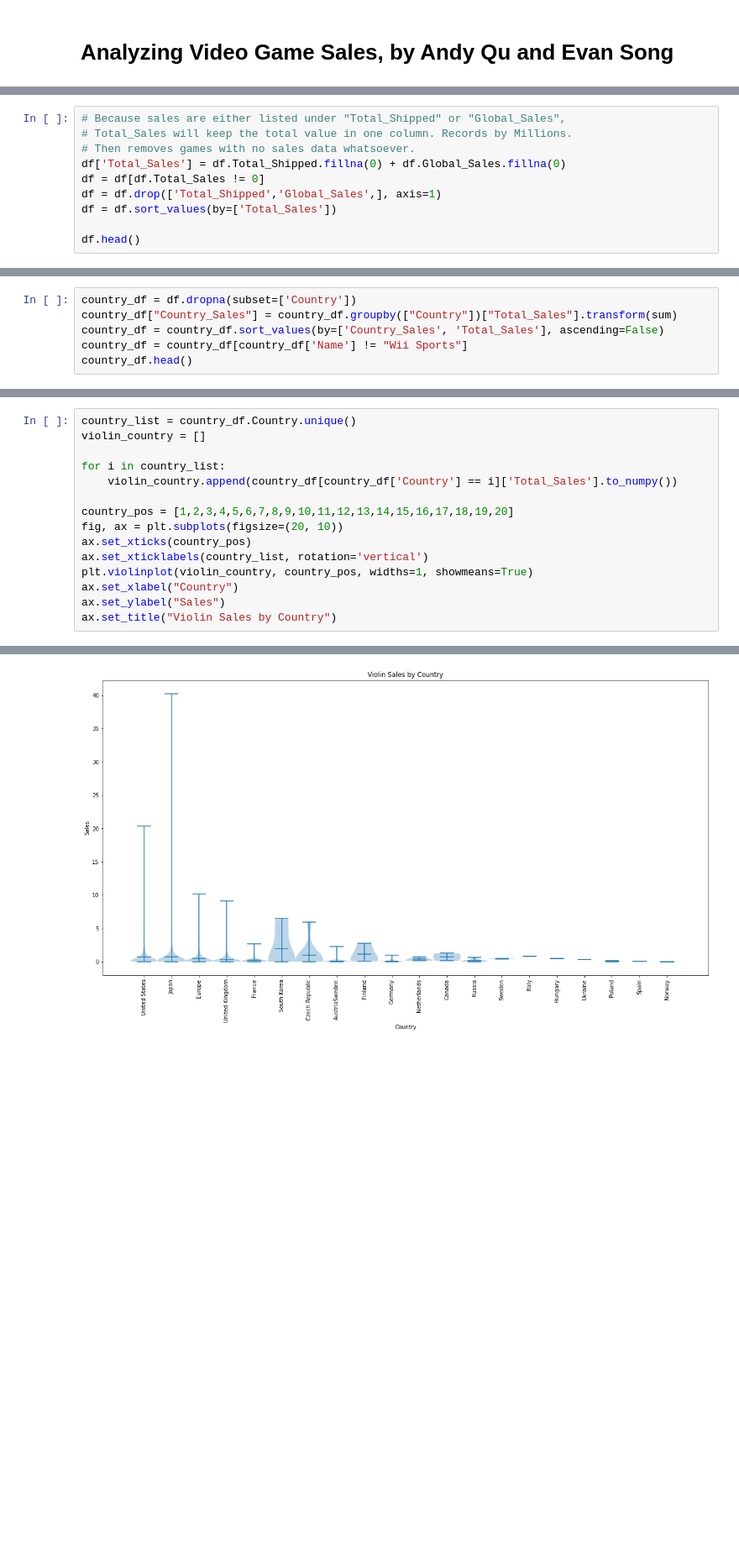
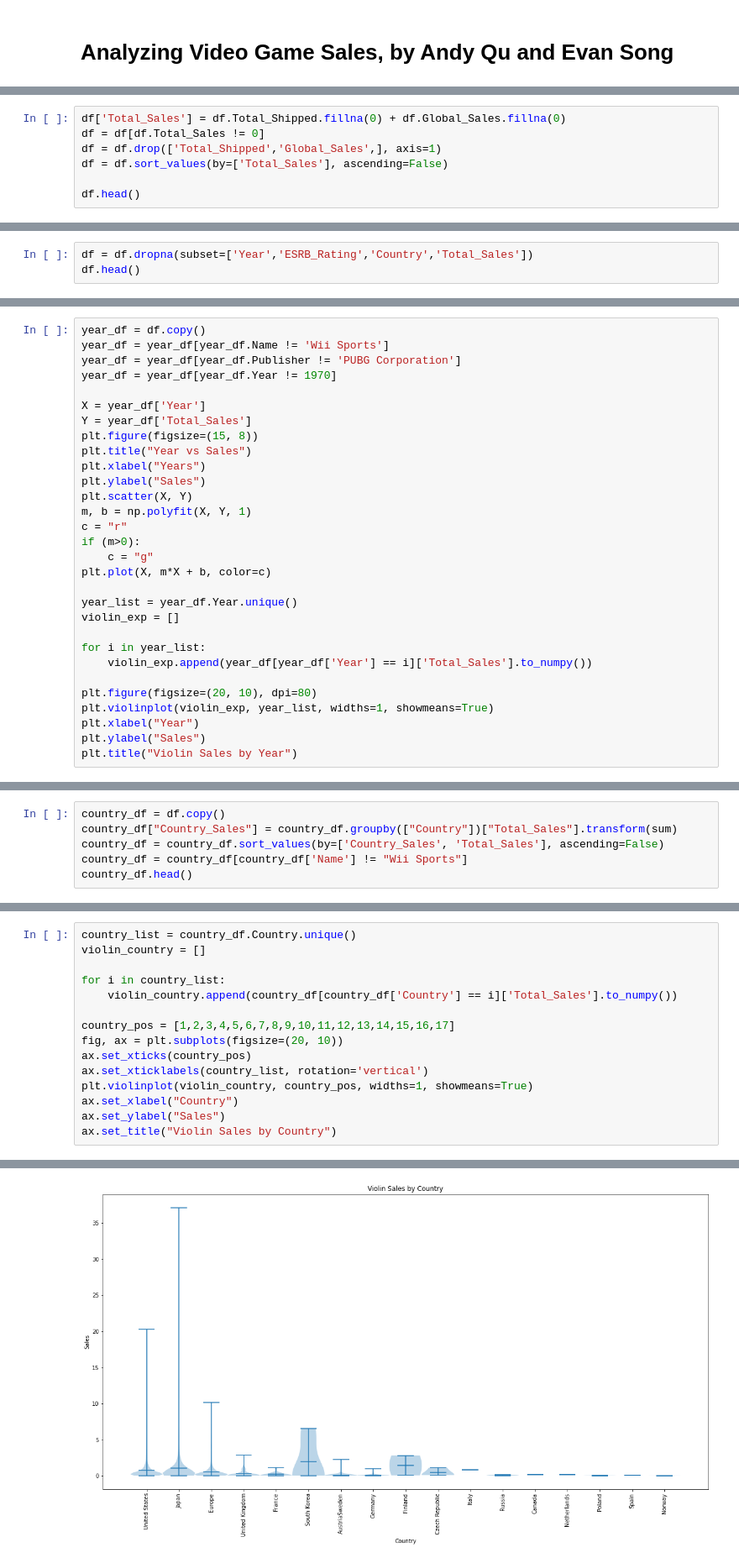
Before and after one commit to toastymcvoid/toastymcvoid.github.io, a Jupyter notebook: Final Project.ipynb, the cells around one changed output, grey strips where cells are left out. Shown at 84% size. Drawn from its saved outputs; the diff is of its cells as text; blank space fills up the shorter version.

```diff
--- a/Final Project.ipynb
+++ b/Final Project.ipynb
@@ -89,13 +90,10 @@ The dataset stores each games total sales information in two columns, Total_Ship
 New column:
 - Total_Sales - Stores the total sales of "Total_Shipped" and "Global_Sales" in one column.
 # %%
-# Because sales are either listed under "Total_Shipped" or "Global_Sales",
-# Total_Sales will keep the total value in one column. Records by Millions.
-# Then removes games with no sales data whatsoever.
 df['Total_Sales'] = df.Total_Shipped.fillna(0) + df.Global_Sales.fillna(0)
 df = df[df.Total_Sales != 0]
 df = df.drop(['Total_Shipped','Global_Sales',], axis=1)
-df = df.sort_values(by=['Total_Sales'])
+df = df.sort_values(by=['Total_Sales'], ascending=False)
 
 df.head()
 # %% [output]
@@ -107,0 +115,3 @@ df.head()
+# %%
+df = df.dropna(subset=['Year','ESRB_Rating','Country','Total_Sales'])
+df.head()
@@ -107,0 +157,30 @@ df.head()
+# %%
+year_df = df.copy()
+year_df = year_df[year_df.Name != 'Wii Sports']
+year_df = year_df[year_df.Publisher != 'PUBG Corporation']
+year_df = year_df[year_df.Year != 1970]
+
+X = year_df['Year']
+Y = year_df['Total_Sales']
+plt.figure(figsize=(15, 8))
+plt.title("Year vs Sales")
+plt.xlabel("Years")
+plt.ylabel("Sales")
+plt.scatter(X, Y)
+m, b = np.polyfit(X, Y, 1)
+c = "r"
+if (m>0):
+    c = "g"
+plt.plot(X, m*X + b, color=c)
+
+year_list = year_df.Year.unique()
+violin_exp = []
+
+for i in year_list:
+    violin_exp.append(year_df[year_df['Year'] == i]['Total_Sales'].to_numpy())
+
+plt.figure(figsize=(20, 10), dpi=80)
+plt.violinplot(violin_exp, year_list, widths=1, showmeans=True)
+plt.xlabel("Year")
+plt.ylabel("Sales")
+plt.title("Violin Sales by Year")
@@ -229,5 +365,5 @@ New Column:
 # %%
-country_df = df.dropna(subset=['Country'])
+country_df = df.copy()
 country_df["Country_Sales"] = country_df.groupby(["Country"])["Total_Sales"].transform(sum)
 country_df = country_df.sort_values(by=['Country_Sales', 'Total_Sales'], ascending=False)
 country_df = country_df[country_df['Name'] != "Wii Sports"]
@@ -247,18 +388,18 @@ See the caveats in the documentation: https://pandas.pydata.org/pandas-docs/stab
 # %%
 country_list = country_df.Country.unique()
 violin_country = []
 
 for i in country_list:
     violin_country.append(country_df[country_df['Country'] == i]['Total_Sales'].to_numpy())
 
-country_pos = [1,2,3,4,5,6,7,8,9,10,11,12,13,14,15,16,17,18,19,20]
+country_pos = [1,2,3,4,5,6,7,8,9,10,11,12,13,14,15,16,17]
 fig, ax = plt.subplots(figsize=(20, 10))
 ax.set_xticks(country_pos)
 ax.set_xticklabels(country_list, rotation='vertical')
 plt.violinplot(violin_country, country_pos, widths=1, showmeans=True)
 ax.set_xlabel("Country")
 ax.set_ylabel("Sales")
 ax.set_title("Violin Sales by Country")
 # %% [output]
 Text(0.5, 1.0, 'Violin Sales by Country')
-[figure, old version]
+[figure, new version]
```
Also changed, not shown: parts of 61 cells of this notebook.
